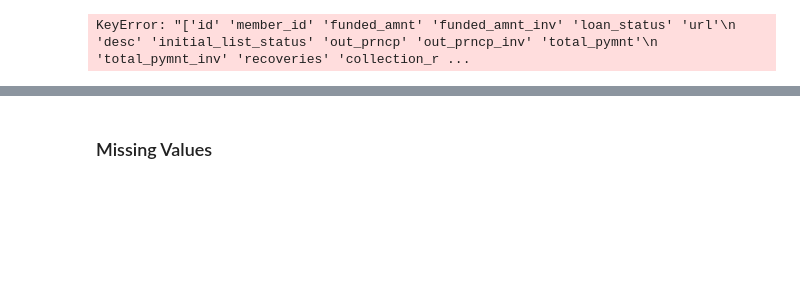
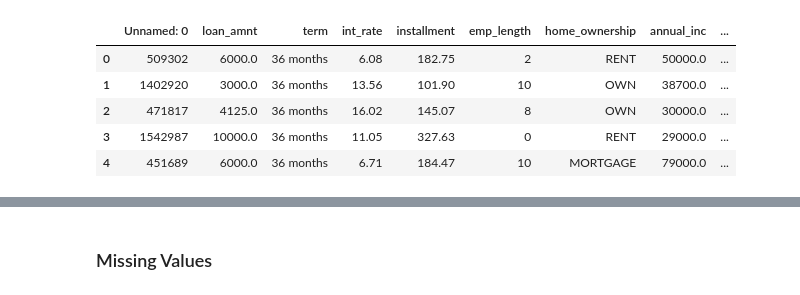
Before and after one commit to ajcoates/Capstone, a Jupyter notebook: Project.ipynb, the cells around one changed output, grey strips where cells are left out. Saved outputs shown, nothing was run; the diff lists cells and outputs as text; code cells hidden in the pictures; blank space fills up the shorter version.

```diff
--- a/Project.ipynb
+++ b/Project.ipynb
@@ -22,10 +22,15 @@ drop_columns = ['id', 'member_id', 'funded_amnt', 'funded_amnt_inv', 'loan_statu
                 'payment_plan_start_date','deferral_term', 'total_rec_int', 'zip_code', 'title', 'pymnt_plan',
                'addr_state', 'emp_title']
 # %%
-accepted = pd.read_csv('accepted_2007_to_2018Q4.csv', nrows=10000, low_memory=False).drop(columns=drop_columns)
+accepted = pd.read_csv('accepted_sample.csv', low_memory=False)
 pd.set_option('display.max_columns', 999)
 accepted.head()
 # %% [output]
-KeyError: "['id' 'member_id' 'funded_amnt' 'funded_amnt_inv' 'loan_status' 'url'\n 'desc' 'initial_list_status' 'out_prncp' 'out_prncp_inv' 'total_pymnt'\n 'total_pymnt_inv' 'recoveries' 'collection_r ...
+|  | Unnamed: 0 | loan_amnt | term | int_rate | installment | emp_length | home_ownership | annual_inc | ... |
+| 0 | 509302 | 6000.0 | 36 months | 6.08 | 182.75 | 2 | RENT | 50000.0 | ... |
+| 1 | 1402920 | 3000.0 | 36 months | 13.56 | 101.90 | 10 | OWN | 38700.0 | ... |
+| 2 | 471817 | 4125.0 | 36 months | 16.02 | 145.07 | 8 | OWN | 30000.0 | ... |
+| 3 | 1542987 | 10000.0 | 36 months | 11.05 | 327.63 | 0 | RENT | 29000.0 | ... |
+| 4 | 451689 | 6000.0 | 36 months | 6.71 | 184.47 | 10 | MORTGAGE | 79000.0 | ... |
 # %%
 list(accepted.columns)
```
Also changed, not shown: parts of 30 cells of this notebook.
